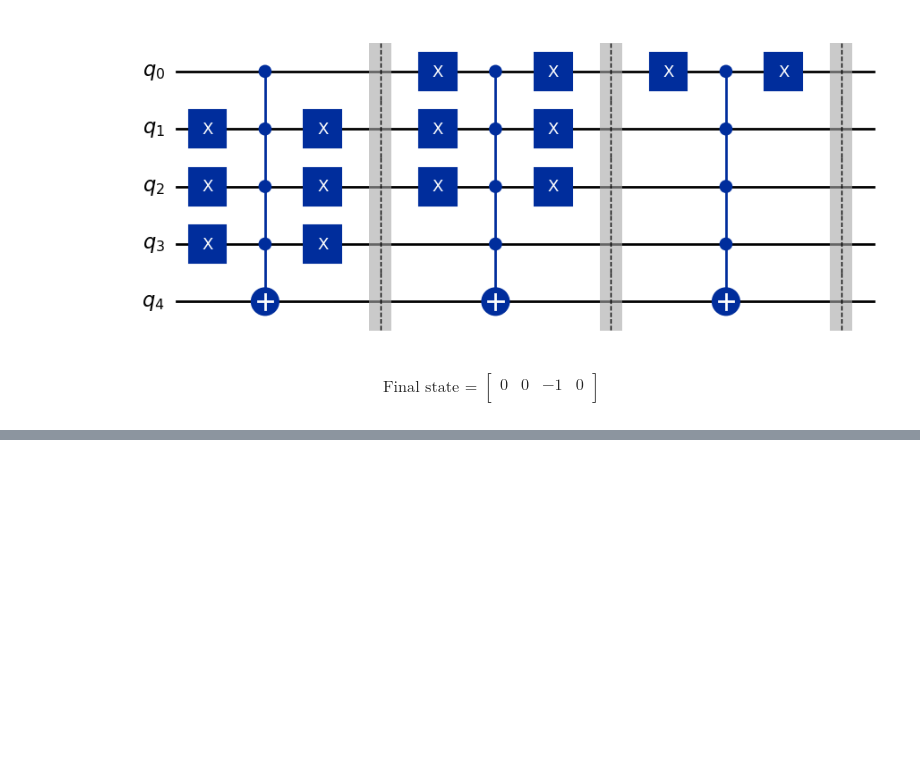
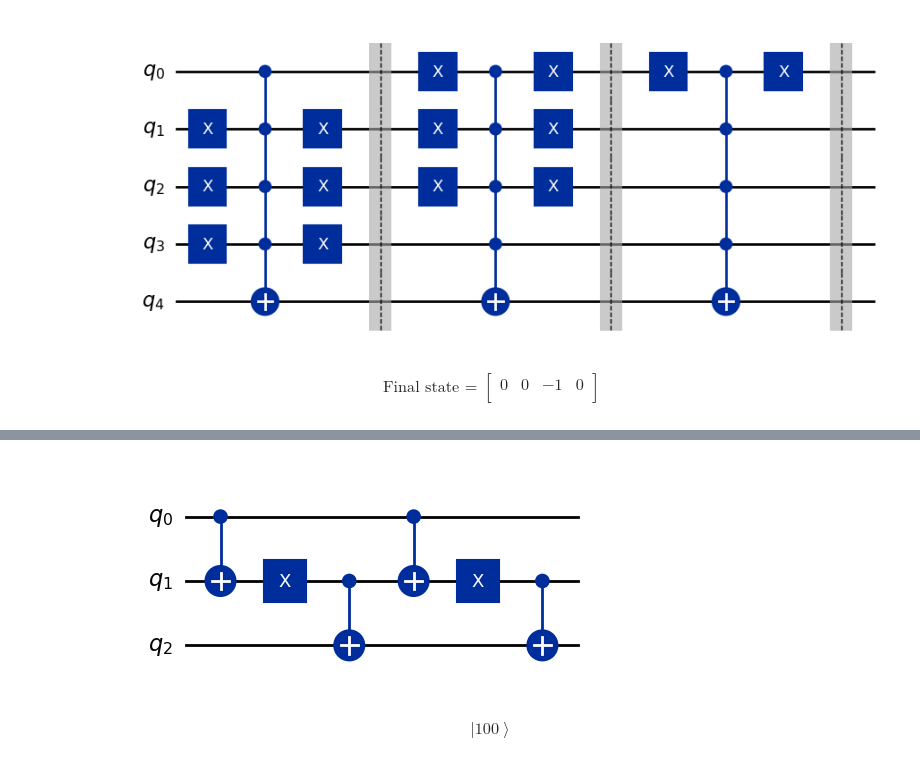
Before and after one commit to 1ngVG-QCCE/QuantumMazeSolver, a Jupyter notebook: maze_solver_tests.ipynb, the cells around one changed output, grey strips where cells are left out. Cells and saved outputs as stored; diff of their text form; code cells hidden in the pictures; blank space fills up the shorter version.

```diff
--- a/maze_solver_tests.ipynb
+++ b/maze_solver_tests.ipynb
@@ -240,0 +213,25 @@ TypeError: FigureCanvasAgg.print_png() got an unexpected keyword argument 'frame
+# %%
+from qiskit import QuantumCircuit, QuantumRegister
+
+# Qubit: 3 controlli + 1 target ancilla
+# qr = QuantumRegister(4)
+qc = QuantumCircuit(3)
+
+qc.cx(0,1)
+qc.x(1)
+qc.cx(1,2)
+
+qc.cx(0,1)
+qc.x(1)
+qc.cx(1,2)
+
+
+display(qc.draw('mpl'))
+inp = Statevector.from_label('000')
+out = inp.evolve(qc)
+display(hp.print_statevector(out))
+# %% [output]
+[figure, added]
+$$
+{\left|100\right\rangle }
+$$
```
Also changed, not shown: parts of 5 cells of this notebook, 9 other files.
